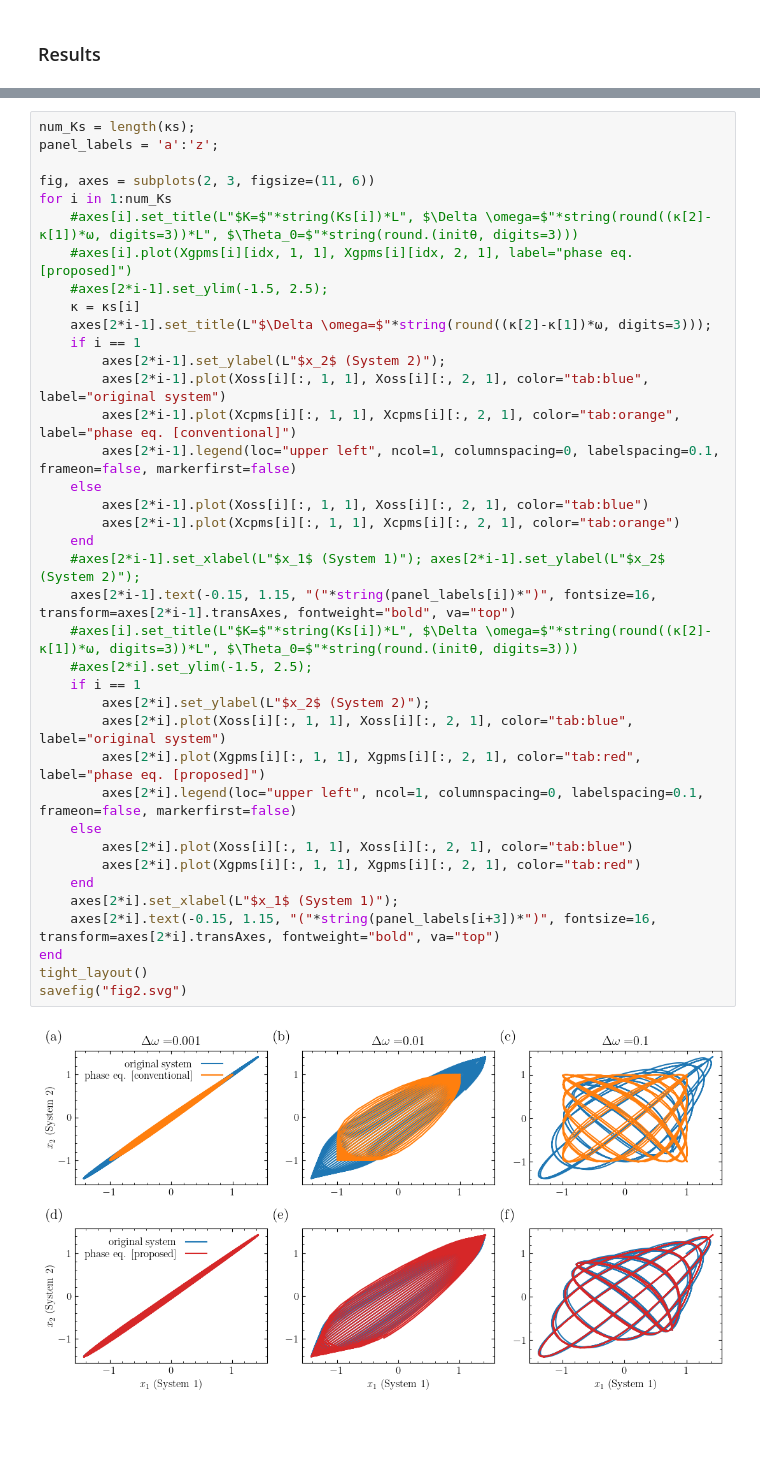
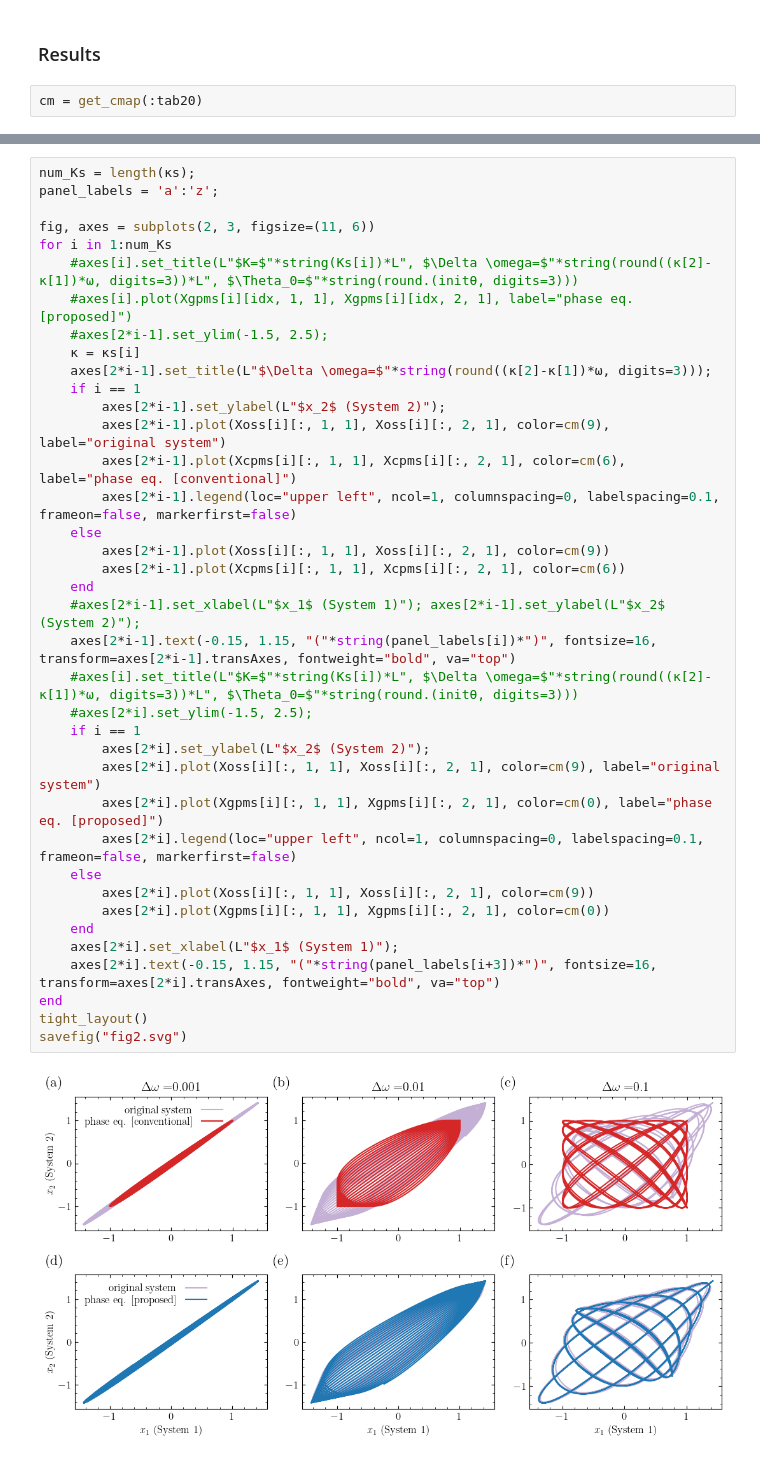
Before and after one commit to takyamamoto/GeneralizedPhaseReduction.jl, a Jupyter notebook: examples/Fig2_MSLmodel_coupled_steady_states.ipynb, the cells around one changed output, grey strips where cells are left out. Cells and saved outputs as stored; diff of their text form; blank space fills up the shorter version.

```diff
--- a/examples/Fig2_MSLmodel_coupled_steady_states.ipynb
+++ b/examples/Fig2_MSLmodel_coupled_steady_states.ipynb
@@ -80,2 +87,4 @@ end
 # %% [markdown]
 ### Results
+# %%
+cm = get_cmap(:tab20)
@@ -83,39 +95,39 @@ end
 num_Ks = length(κs);
 panel_labels = 'a':'z';
 
 fig, axes = subplots(2, 3, figsize=(11, 6))
 for i in 1:num_Ks
     #axes[i].set_title(L"$K=$"*string(Ks[i])*L", $\Delta \omega=$"*string(round((κ[2]-κ[1])*ω, digits=3))*L", $\Theta_0=$"*string(round.(initθ, digits=3)))
     #axes[i].plot(Xgpms[i][idx, 1, 1], Xgpms[i][idx, 2, 1], label="phase eq. [proposed]")
     #axes[2*i-1].set_ylim(-1.5, 2.5);
     κ = κs[i]
     axes[2*i-1].set_title(L"$\Delta \omega=$"*string(round((κ[2]-κ[1])*ω, digits=3)));
     if i == 1
         axes[2*i-1].set_ylabel(L"$x_2$ (System 2)");
-        axes[2*i-1].plot(Xoss[i][:, 1, 1], Xoss[i][:, 2, 1], color="tab:blue", label="original system")
-        axes[2*i-1].plot(Xcpms[i][:, 1, 1], Xcpms[i][:, 2, 1], color="tab:orange", label="phase eq. [conventional]")
+        axes[2*i-1].plot(Xoss[i][:, 1, 1], Xoss[i][:, 2, 1], color=cm(9), label="original system")
+        axes[2*i-1].plot(Xcpms[i][:, 1, 1], Xcpms[i][:, 2, 1], color=cm(6), label="phase eq. [conventional]")
         axes[2*i-1].legend(loc="upper left", ncol=1, columnspacing=0, labelspacing=0.1, frameon=false, markerfirst=false)
     else
-        axes[2*i-1].plot(Xoss[i][:, 1, 1], Xoss[i][:, 2, 1], color="tab:blue")
-        axes[2*i-1].plot(Xcpms[i][:, 1, 1], Xcpms[i][:, 2, 1], color="tab:orange")
+        axes[2*i-1].plot(Xoss[i][:, 1, 1], Xoss[i][:, 2, 1], color=cm(9))
+        axes[2*i-1].plot(Xcpms[i][:, 1, 1], Xcpms[i][:, 2, 1], color=cm(6))
     end
     #axes[2*i-1].set_xlabel(L"$x_1$ (System 1)"); axes[2*i-1].set_ylabel(L"$x_2$ (System 2)");
     axes[2*i-1].text(-0.15, 1.15, "("*string(panel_labels[i])*")", fontsize=16, transform=axes[2*i-1].transAxes, fontweight="bold", va="top")
     #axes[i].set_title(L"$K=$"*string(Ks[i])*L", $\Delta \omega=$"*string(round((κ[2]-κ[1])*ω, digits=3))*L", $\Theta_0=$"*string(round.(initθ, digits=3)))
     #axes[2*i].set_ylim(-1.5, 2.5);
     if i == 1
         axes[2*i].set_ylabel(L"$x_2$ (System 2)");
-        axes[2*i].plot(Xoss[i][:, 1, 1], Xoss[i][:, 2, 1], color="tab:blue", label="original system")
-        axes[2*i].plot(Xgpms[i][:, 1, 1], Xgpms[i][:, 2, 1], color="tab:red", label="phase eq. [proposed]")
+        axes[2*i].plot(Xoss[i][:, 1, 1], Xoss[i][:, 2, 1], color=cm(9), label="original system")
+        axes[2*i].plot(Xgpms[i][:, 1, 1], Xgpms[i][:, 2, 1], color=cm(0), label="phase eq. [proposed]")
         axes[2*i].legend(loc="upper left", ncol=1, columnspacing=0, labelspacing=0.1, frameon=false, markerfirst=false)
     else
-        axes[2*i].plot(Xoss[i][:, 1, 1], Xoss[i][:, 2, 1], color="tab:blue")
-        axes[2*i].plot(Xgpms[i][:, 1, 1], Xgpms[i][:, 2, 1], color="tab:red")
+        axes[2*i].plot(Xoss[i][:, 1, 1], Xoss[i][:, 2, 1], color=cm(9))
+        axes[2*i].plot(Xgpms[i][:, 1, 1], Xgpms[i][:, 2, 1], color=cm(0))
     end
     axes[2*i].set_xlabel(L"$x_1$ (System 1)");
     axes[2*i].text(-0.15, 1.15, "("*string(panel_labels[i+3])*")", fontsize=16, transform=axes[2*i].transAxes, fontweight="bold", va="top")
 end
 tight_layout()
 savefig("fig2.svg")
 # %% [output]
-[figure, old version]
+[figure, new version]
```
Also changed, not shown: parts of 7 cells of this notebook, 2 other files.
